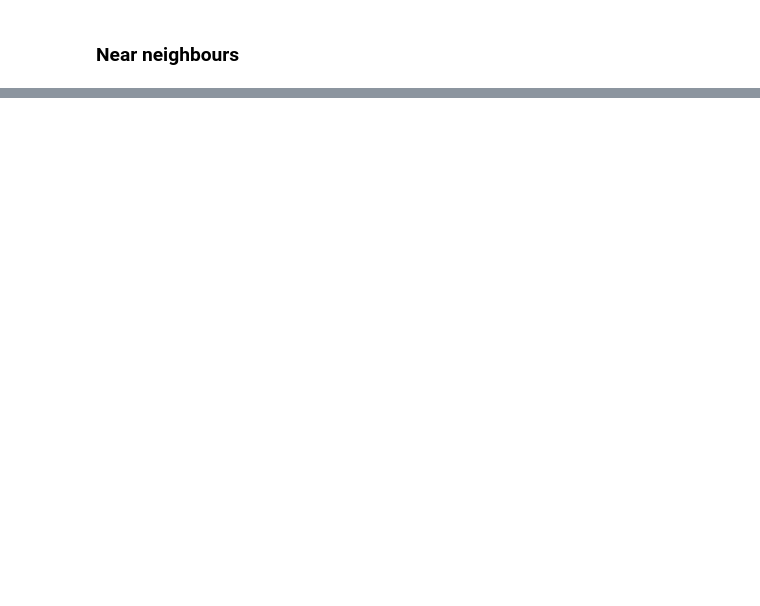
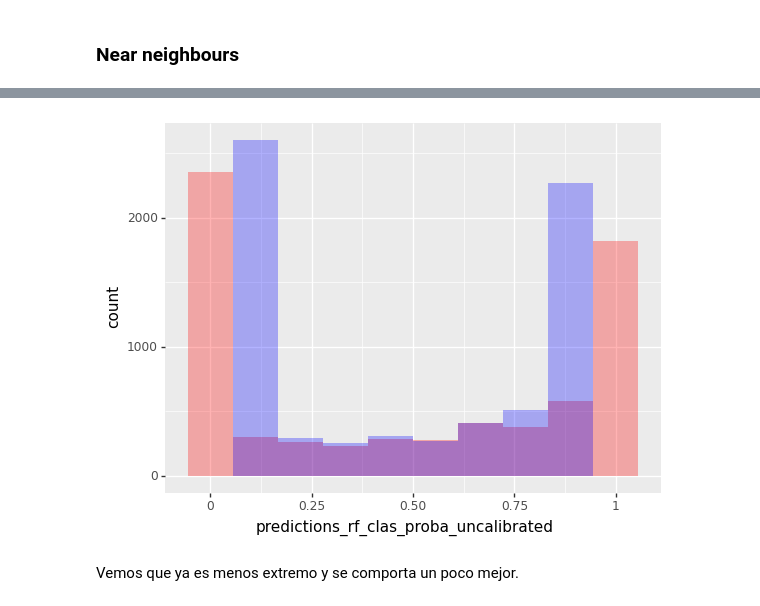
Before and after one commit to andreas-lloyd/course-data, a Jupyter notebook: twitter-exploration/supervised-ml-sklearn.ipynb, the cells around one changed output, grey strips where cells are left out. Cells and saved outputs as stored; diff of their text form; code cells hidden in the pictures; blank space fills up the shorter version.

```diff
--- a/twitter-exploration/supervised-ml-sklearn.ipynb
+++ b/twitter-exploration/supervised-ml-sklearn.ipynb
@@ -678,0 +1246,8 @@ So we can see that while the original prediction wasn't so useful, the probabili
+# %%
+X_variables = ['followers', 'retweet', 'video', 'tweets', 'likes', 'following', 'media', 'verified', 'day', 'hour']
+# %%
+model_to_calibrate = RandomForestClassifier(random_state=0)
+calibrated_model = CalibratedClassifierCV(model_to_calibrate)
+calibrated_model.fit(train[X_variables], train[y_variable_class])
+test['predictions_rf_clas_proba_calibrated'] = calibrated_model.predict_proba(test[X_variables])[:,1]
+test['predictions_rf_clas_proba_uncalibrated'] = clas_rf_model.predict_proba(test[X_variables])[:,1]
@@ -678,0 +1290,12 @@ So we can see that while the original prediction wasn't so useful, the probabili
+# %%
+graph = (
+    pn.ggplot(test)
+    + pn.geom_histogram(pn.aes(x='predictions_rf_clas_proba_uncalibrated'), fill='red', alpha=0.3)
+    + pn.geom_histogram(pn.aes(x='predictions_rf_clas_proba_calibrated'), fill='blue', alpha=0.3)
+)
+
+graph.draw();
+# %% [output]
+[figure, added]
+# %% [markdown]
+Vemos que ya es menos extremo y se comporta un poco mejor.
```
Also changed, not shown: parts of 113 cells of this notebook, 2 other files.
